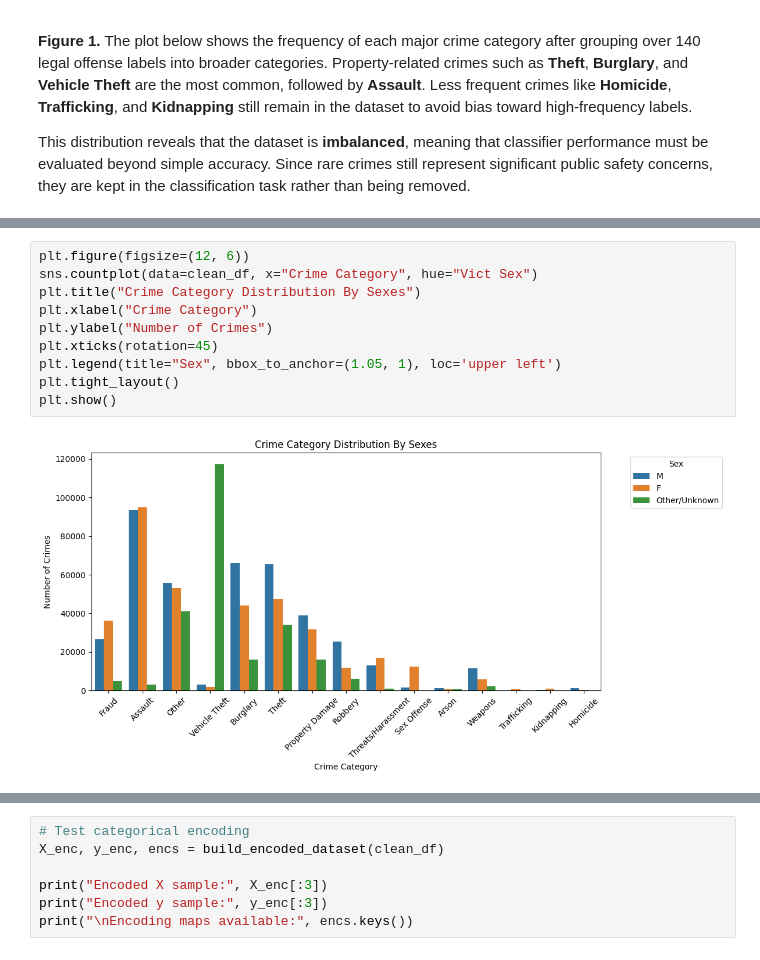
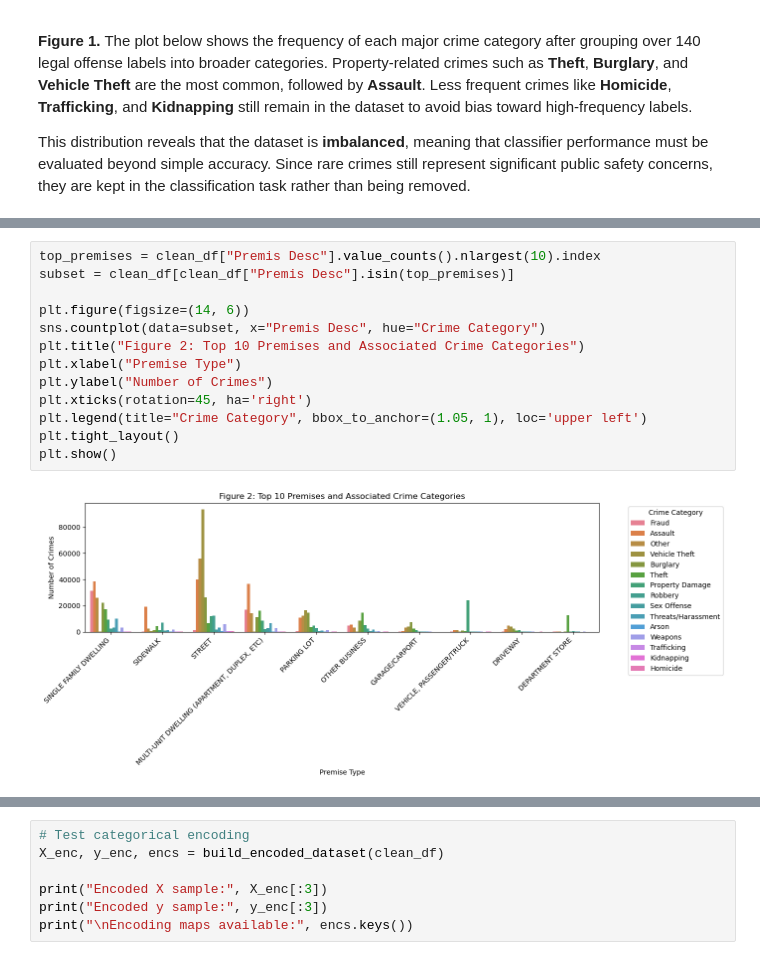
Before and after one commit to ironalex04/Cpsc322_Project, a Jupyter notebook: notebooks/Report.ipynb, the cells around one changed output, grey strips where cells are left out. Drawn from its saved outputs; the diff is of its cells as text.

Commit message:
added more sections to report (conclusion + graph explanation + intro)

```diff
--- a/notebooks/Report.ipynb
+++ b/notebooks/Report.ipynb
@@ -153,12 +179,15 @@ plt.show()
 # %%
-plt.figure(figsize=(12, 6))
-sns.countplot(data=clean_df, x="Crime Category", hue="Vict Sex")
-plt.title("Crime Category Distribution By Sexes")
-plt.xlabel("Crime Category")
+top_premises = clean_df["Premis Desc"].value_counts().nlargest(10).index
+subset = clean_df[clean_df["Premis Desc"].isin(top_premises)]
+
+plt.figure(figsize=(14, 6))
+sns.countplot(data=subset, x="Premis Desc", hue="Crime Category")
+plt.title("Figure 2: Top 10 Premises and Associated Crime Categories")
+plt.xlabel("Premise Type")
 plt.ylabel("Number of Crimes")
-plt.xticks(rotation=45)
-plt.legend(title="Sex", bbox_to_anchor=(1.05, 1), loc='upper left')
+plt.xticks(rotation=45, ha='right')
+plt.legend(title="Crime Category", bbox_to_anchor=(1.05, 1), loc='upper left')
 plt.tight_layout()
 plt.show()
 # %% [output]
-[figure, old version]
+[figure, new version]
```
Also changed, not shown: parts of 25 cells of this notebook.
